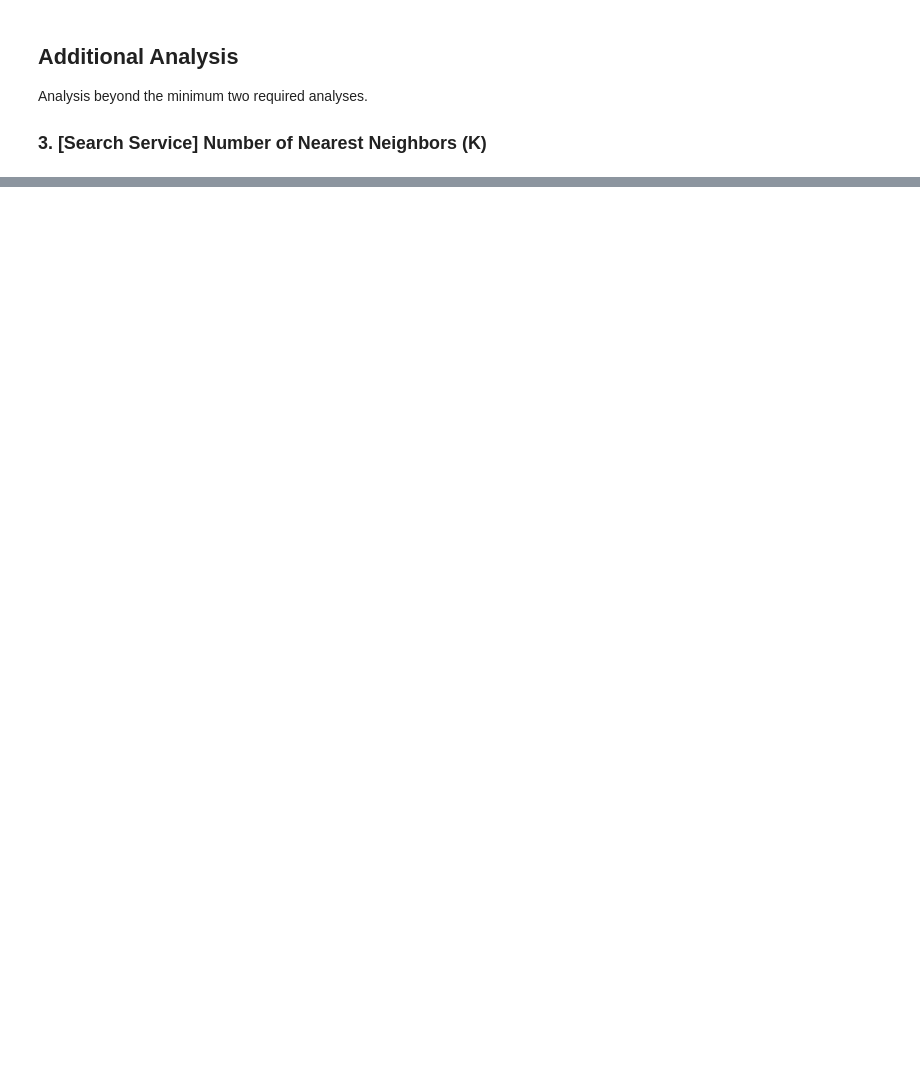
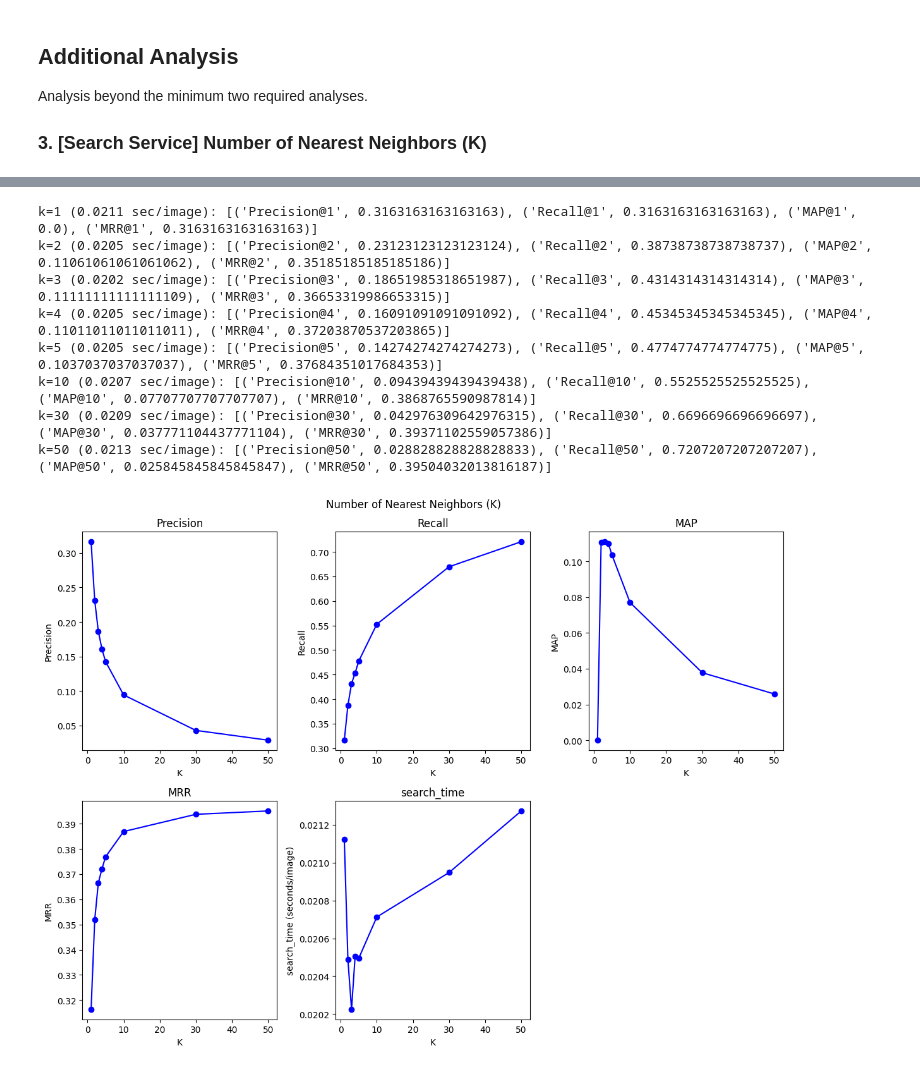
Before and after one commit to rskarp/riley-creating-ai-enabled-systems, a Jupyter notebook: visual_search_system/analysis/design_considerations.ipynb, the cells around one changed output, grey strips where cells are left out. Drawn from its saved outputs; the diff is of its cells as text; code cells hidden in the pictures; blank space fills up the shorter version.

```diff
--- a/visual_search_system/analysis/design_considerations.ipynb
+++ b/visual_search_system/analysis/design_considerations.ipynb
@@ -180,17 +275,17 @@ Analysis beyond the minimum two required analyses.
 
 ### 3. [Search Service] Number of Nearest Neighbors (K)
 # %%
-# Analysis 3
-# optimal k starts near sqrt(N)
-# print(np.sqrt(model_embeddings[model].shape[0]))
-
-ks = [1, 3, 5, 10, 30, 50]
-pipeline_224_018.set_search_measure(Measure.euclidean)
+ks = [1, 2, 3, 4, 5, 10, 30, 50]
+pipeline_224_018_multi.set_search_measure(Measure.euclidean)
 relevance_ranks = {k:[] for k in ks}
+search_times = {k:0 for k in ks}
 for i in range(len(probe_files)):
     probe = Image.open(probe_files[i])
     for k in ks:
-        neighbors = pipeline_224_018.search_gallery(probe, k)
+        start = time.time()
+        neighbors = pipeline_224_018_multi.search_gallery(probe, k)
+        end = time.time()
+        search_times[k] += (end-start)
         predicted_names = [f'{n[1]["firstName"]}_{n[1]["lastName"]}' for n in neighbors]
         relevance_rank = [1 if n == true_names[i] else 0 for n in predicted_names]
         relevance_ranks.get(k,[]).append(relevance_rank)
@@ -253,0 +292,39 @@ print(minkowski5.__name__)
+# %%
+# Calculate and print metrics for each k
+k_metrics = []
+for k in ks:
+    metrics = RankingMetrics(k=k)
+    mets = {**metrics.calc_metrics(relevance_ranks.get(k)),'search_time': search_times[k]/len(probe_files), 'k': k}
+    k_metrics.append(mets)
+    print(f"k={mets['k']} ({(mets['search_time']):.4f} sec/image): {[(key,val) for key,val in mets.items() if key not in ['k','search_time']]}")
+
+# Plot metrics results in subplots
+fig = plt.figure(figsize=(12,9))
+spec = mpl.gridspec.GridSpec(ncols=3, nrows=2)
+# Create subplot for each metric
+subplots = [key for key in k_metrics[0].keys() if key != 'k']
+for i in range(len(subplots)):
+    s = subplots[i].split('@')[0]
+    # Get data for the current metric
+    kk = [mets['k'] for mets in k_metrics]
+    vals = [mets[s if s == 'search_time' else f"{s}@{mets['k']}"] for mets in k_metrics]
+    # Plot data in barchart
+    ax = fig.add_subplot(spec[i//3, i%3])
+    ax.plot(kk, vals,'bo-')
+    ax.set_title(s)
+    ax.set_xlabel('K')
+    ax.set_ylabel(s if s != 'search_time' else f'{s} (seconds/image)')
+# Format figure
+fig.suptitle("Number of Nearest Neighbors (K)")
+fig.tight_layout()
+plt.show()
+# %% [output]
+k=1 (0.0211 sec/image): [('Precision@1', 0.3163163163163163), ('Recall@1', 0.3163163163163163), ('MAP@1', 0.0), ('MRR@1', 0.3163163163163163)]
+k=2 (0.0205 sec/image): [('Precision@2', 0.23123123123123124), ('Recall@2', 0.38738738738738737), ('MAP@2', 0.11061061061061062), ('MRR@2', 0.35185185185185186)]
+k=3 (0.0202 sec/image): [('Precision@3', 0.18651985318651987), ('Recall@3', 0.4314314314314314), ('MAP@3', 0.11111111111111109), ('MRR@3', 0.36653319986653315)]
+k=4 (0.0205 sec/image): [('Precision@4', 0.16091091091091092), ('Recall@4', 0.45345345345345345), ('MAP@4', 0.11011011011011011), ('MRR@4', 0.37203870537203865)]
+k=5 (0.0205 sec/image): [('Precision@5', 0.14274274274274273), ('Recall@5', 0.4774774774774775), ('MAP@5', 0.1037037037037037), ('MRR@5', 0.37684351017684353)]
+k=10 (0.0207 sec/image): [('Precision@10', 0.09439439439439438), ('Recall@10', 0.5525525525525525), ('MAP@10', 0.07707707707707707), ('MRR@10', 0.3868765590987814)]
+k=30 (0.0209 sec/image): [('Precision@30', 0.042976309642976315), ('Recall@30', 0.6696696696696697), ('MAP@30', 0.037771104437771104), ('MRR@30', 0.39371102559057386)]
+k=50 (0.0213 sec/image): [('Precision@50', 0.028828828828828833), ('Recall@50', 0.7207207207207207), ('MAP@50', 0.025845845845845847), ('MRR@50', 0.39504032013816187)]
+[figure, added]
```
Also changed, not shown: parts of 15 cells of this notebook, 1 other file.
